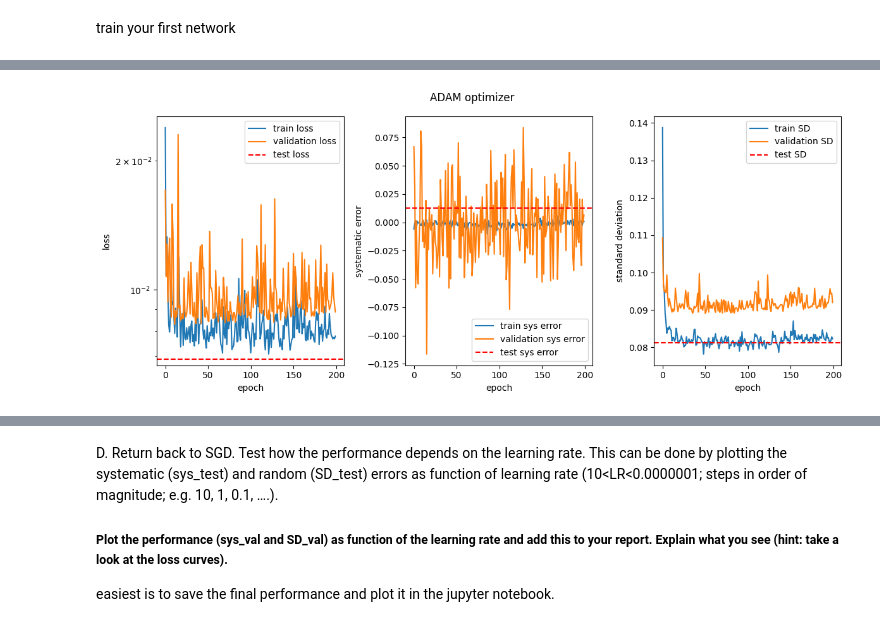
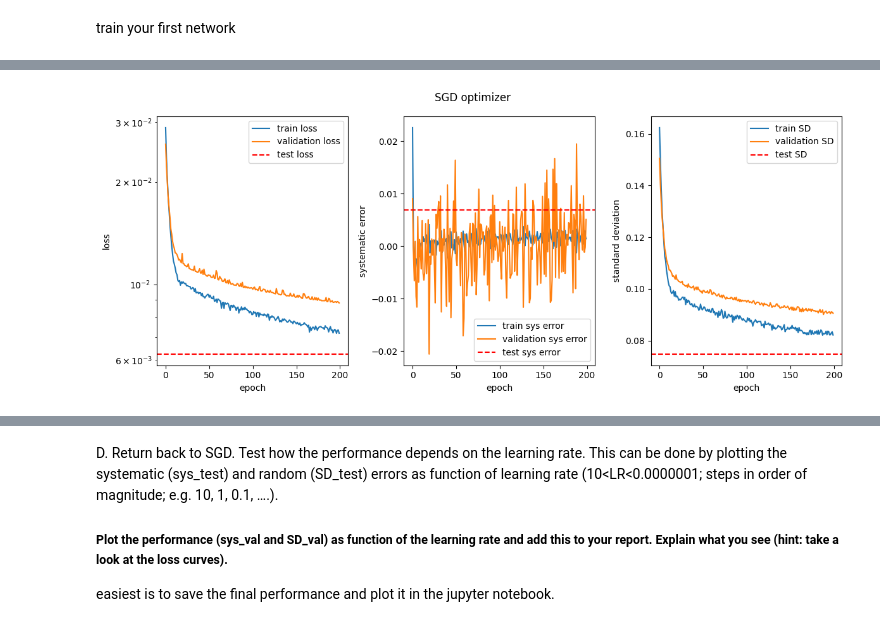
Before and after one commit to yoadvp-bit/Medical_deep_learning, a Jupyter notebook: Assignment 1/exercise_1.ipynb, the cells around one changed output, grey strips where cells are left out. Cells and saved outputs as stored; diff of their text form; code cells hidden in the pictures.

```diff
--- a/Assignment 1/exercise_1.ipynb
+++ b/Assignment 1/exercise_1.ipynb
@@ -357,35 +485,37 @@ The adam optimizer uses both momentum (past gradients influence the step size (m
 # %%
+plot_data_SGD, SD_test_SGD, sys_test_SGD, test_loss_SGD = train_network('test_SGD', optimizer='SGD')
+
 fig,axs = plt.subplots(1, 3, figsize=(12, 5))
 
-fig.suptitle('ADAM optimizer')
+fig.suptitle('SGD optimizer')
 
-axs[0].semilogy(plot_data_ADAM['train_loss'])
-axs[0].semilogy(plot_data_ADAM['val_loss'])
-axs[0].axhline(y=test_loss_ADAM, color='r', linestyle='--')
-axs[0].legend(['train loss', 'validation loss', 'test loss'])
+axs[0].semilogy(plot_data_SGD['train_loss'], label='train loss')
+axs[0].semilogy(plot_data_SGD['val_loss'], label='validation loss')
+axs[0].axhline(y=test_loss_SGD, color='r', linestyle='--', label='test loss')
+axs[0].legend()
 axs[0].set_xlabel('epoch')
 axs[0].set_ylabel('loss')
 
 
-axs[1].plot(plot_data_ADAM['sys_train'])
-axs[1].plot(plot_data_ADAM['sys_val'])
-axs[1].axhline(y=sys_test_ADAM, color='r', linestyle='--')
+axs[1].plot(plot_data_SGD['sys_train'])
+axs[1].plot(plot_data_SGD['sys_val'])
+axs[1].axhline(y=sys_test_SGD, color='r', linestyle='--')
 axs[1].legend(['train sys error', 'validation sys error', 'test sys error'])
 axs[1].set_xlabel('epoch')
 axs[1].set_ylabel('systematic error')
 
 
-axs[2].plot(plot_data_ADAM['SD_train'])
-axs[2].plot(plot_data_ADAM['SD_val'])
-axs[2].axhline(y=SD_test_ADAM, color='r', linestyle='--')
-axs[2].legend(['train SD', 'validation SD', 'test SD'])
+axs[2].plot(plot_data_SGD['SD_train'], label='train SD')
+axs[2].plot(plot_data_SGD['SD_val'], label='validation SD')
+axs[2].axhline(y=SD_test_SGD, color='r', linestyle='--', label='test SD')
+axs[2].legend()
 axs[2].set_xlabel('epoch')
 axs[2].set_ylabel('standard deviation')
 
 fig.tight_layout()
-fig.show()
+plt.show()
 # %% [output]
-[figure, old version]
+[figure, new version]
 # %%
 fig,axs = plt.subplots(1, 3, figsize=(12, 5))
 
```
Also changed, not shown: parts of 14 cells of this notebook.
